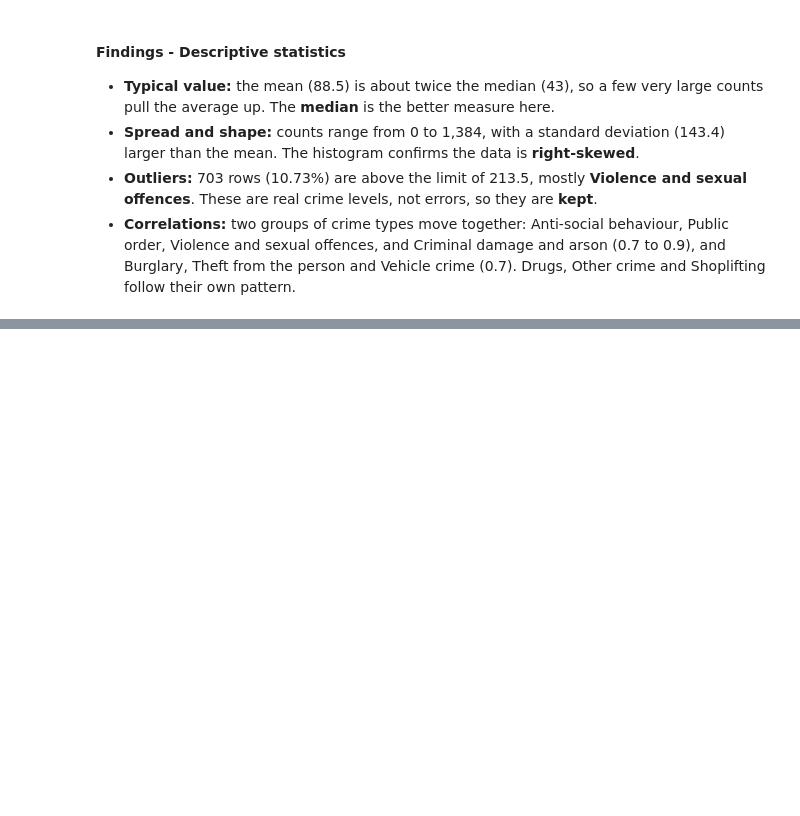
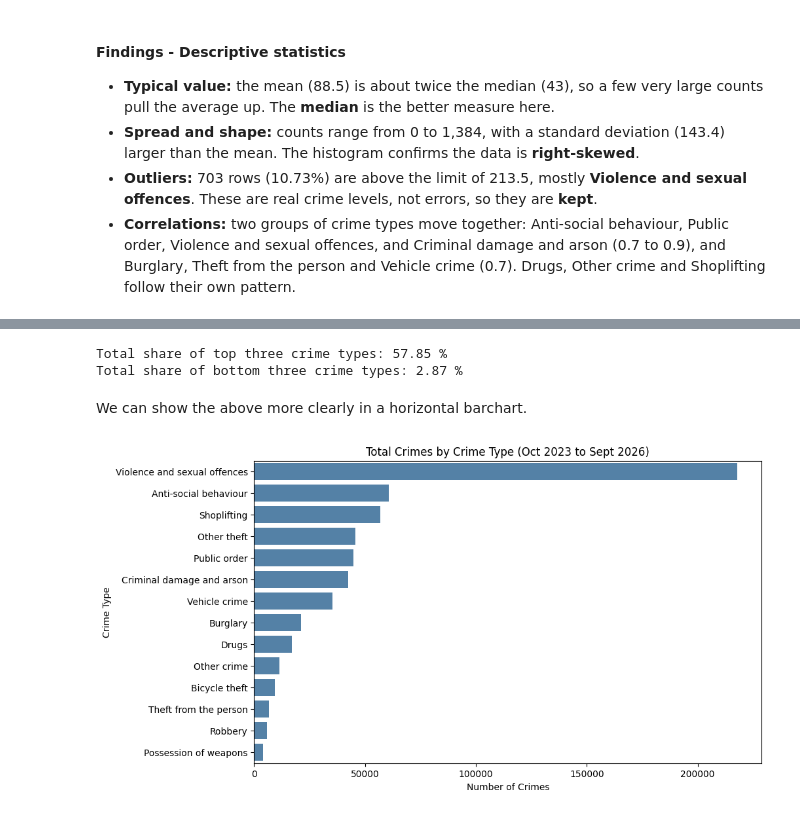
Before and after one commit to danb160/thames-valley-crime-insights, a Jupyter notebook: jupyter_notebooks/02_EDA.ipynb, the cells around one changed output, grey strips where cells are left out. Cells and saved outputs as stored; diff of their text form; code cells hidden in the pictures; blank space fills up the shorter version.

Commit message:
Add Question 1 crime type analysis to EDA

```diff
--- a/jupyter_notebooks/02_EDA.ipynb
+++ b/jupyter_notebooks/02_EDA.ipynb
@@ -453,0 +461,4 @@ As correlation does not prove cause, these groups may simply share the same patt
+# %%
+# Total crimes for each crime type
+crime_types = summary.groupby("Crime type")["Count"].sum().sort_values(ascending=False)
+crime_types
@@ -453,0 +486,6 @@ As correlation does not prove cause, these groups may simply share the same patt
+# %%
+# Turn the totals into a table with a percentage column
+crime_types = crime_types.reset_index()
+crime_types["Percentage"] = (crime_types["Count"] / crime_types["Count"].sum() * 100).round(2)
+
+crime_types
@@ -453,0 +508,21 @@ As correlation does not prove cause, these groups may simply share the same patt
+# %%
+# Share of all crime from the top 3 crime types
+print("Total share of top three crime types:", round(crime_types["Percentage"].head(3).sum(), 2), "%")
+
+# Share of all crime from the bottom 3 crime types
+print("Total share of bottom three crime types:", round(crime_types["Percentage"].tail(3).sum(), 2), "%")
+# %% [output]
+Total share of top three crime types: 57.85 %
+Total share of bottom three crime types: 2.87 %
+# %% [markdown]
+We can show the above more clearly in a horizontal barchart.
+# %%
+# Horizontal bar chart of total crimes by crime type
+plt.figure(figsize=(10, 6))
+sns.barplot(data=crime_types, x="Count", y="Crime type", color="steelblue")
+plt.title("Total Crimes by Crime Type (Oct 2023 to Sept 2026)")
+plt.xlabel("Number of Crimes")
+plt.ylabel("Crime Type")
+plt.show()
+# %% [output]
+[figure, added]
```
Also changed, not shown: parts of 5 cells of this notebook.
